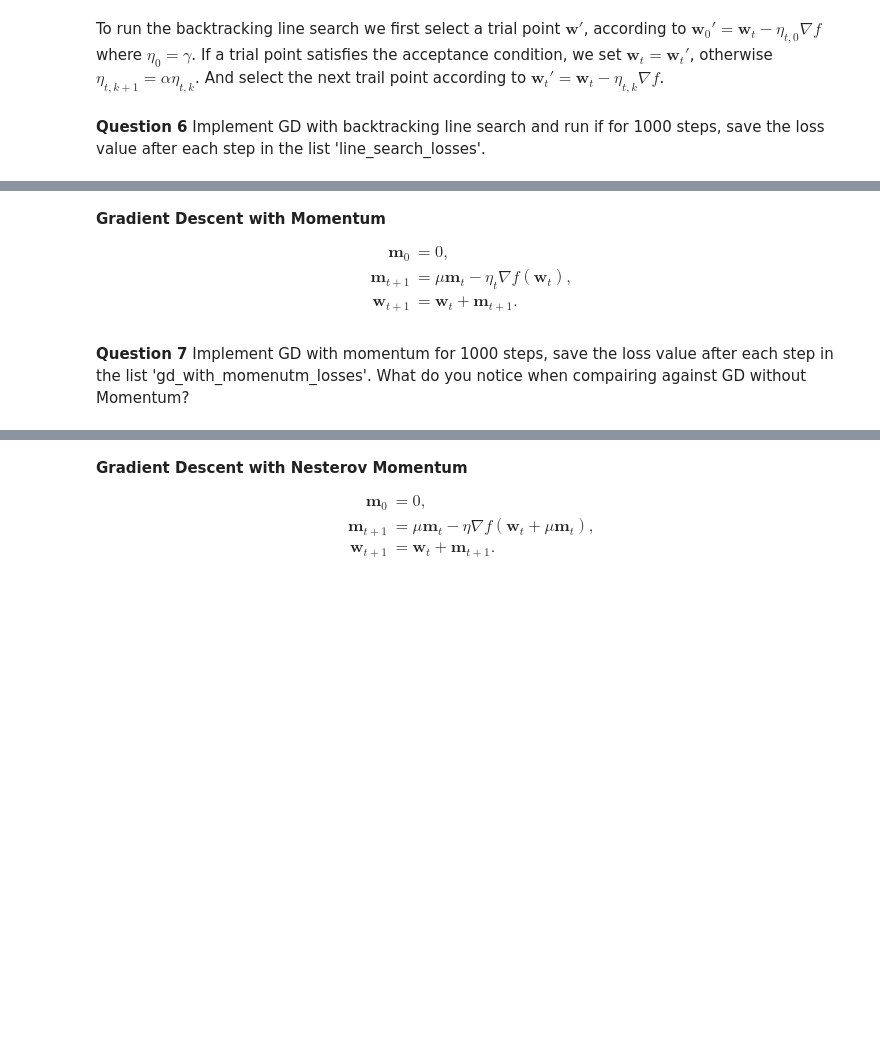
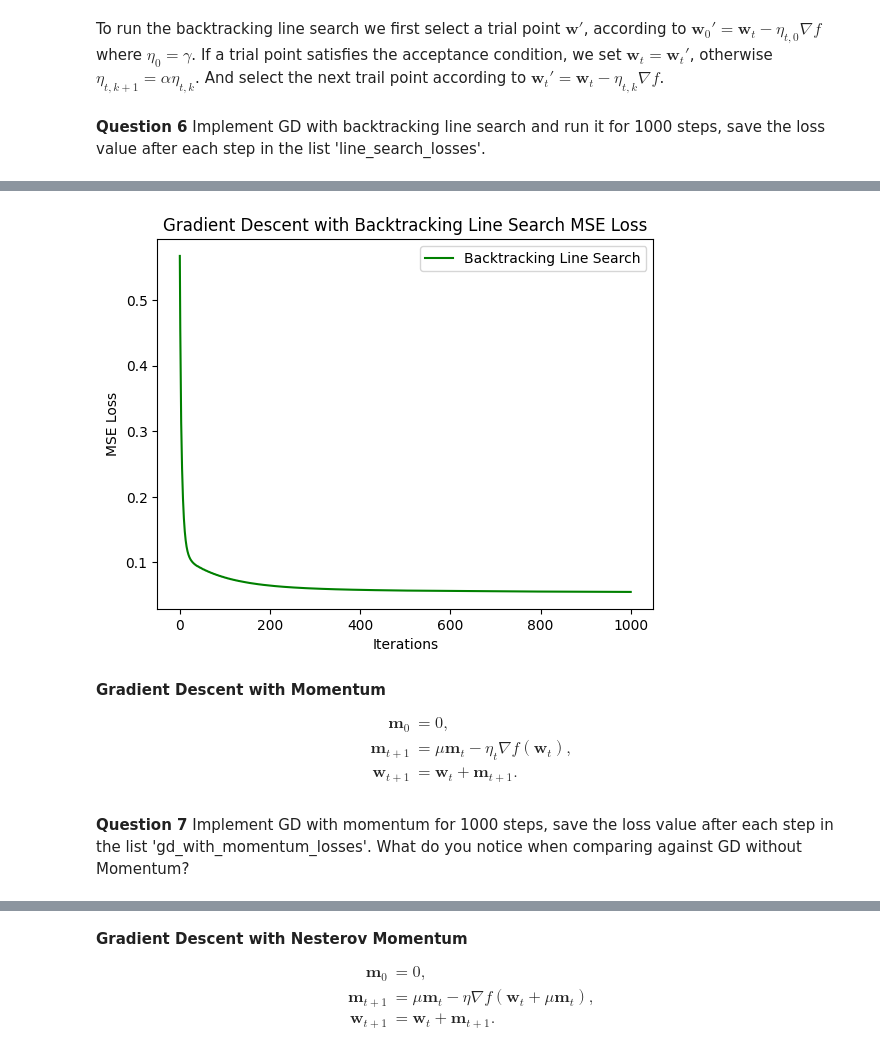
Before and after one commit to fuwentay/AIML-CWM, a Jupyter notebook: Part II - Optimization/ex1_OptimisationRegression.ipynb, the cells around one changed output, grey strips where cells are left out. Saved outputs shown, nothing was run; the diff lists cells and outputs as text; code cells hidden in the pictures; blank space fills up the shorter version.

Commit message:
someone save me

```diff
--- a/Part II - Optimization/ex1_OptimisationRegression.ipynb
+++ b/Part II - Optimization/ex1_OptimisationRegression.ipynb
@@ -147,7 +279,7 @@ We will now optimise L using GD however we will use a line search method to sele
 f(\mathbf{w} - \eta_{t,k}\nabla f(\mathbf{w})) \leq f(\mathbf{w}) - c \eta_{t,k} \| \nabla f(\mathbf{w})\|^2,
 \end{align*}
 # %%
-def check_armijo_goldstein_condtions(grad, loss, trail_point_loss, eta, c):
+def check_armijo_goldstein_conditions(grad, loss, trail_point_loss, eta, c):
   grad_norm = np.linalg.norm(grad)
   if trail_point_loss <= loss - c * eta * grad_norm:
     return True
@@ -156,36 +288,47 @@ def check_armijo_goldstein_condtions(grad, loss, trail_point_loss, eta, c):
 # %% [markdown]
 To run the backtracking line search we first select a trial point $\mathbf{w}'$,  according to $\mathbf{w}_0' = \mathbf{w}_t - \eta_{t,0} \nabla f$ where $\eta_0 = \gamma$. If a trial point satisfies the acceptance condition, we set $\mathbf{w}_t = \mathbf{w}_t'$, otherwise  $\eta_{t,k+1} = \alpha \eta_{t,k}$. And select the next trail point according to $\mathbf{w}_t' = \mathbf{w}_t - \eta_{t,k} \nabla f$.
 # %% [markdown]
-**Question 6** Implement GD with backtracking line search and run if for 1000 steps, save the loss value after each step in the list 'line_search_losses'.
+**Question 6** Implement GD with backtracking line search and run it for 1000 steps, save the loss value after each step in the list 'line_search_losses'.
 # %%
 w = np.zeros(M+1)
 
 line_search_losses = []
 line_search_losses.append(MSE_loss(X, y, w))
 
-c = 0.001
-gamma = 10
-alpha = 0.8
+c = 0.001 # acceptance condition of the backtracking line search
+gamma = 10 # learning rate
+alpha = 0.8 # to multiply with learning rate
 max_k = 50 # make number of line search steps
 
 number_of_iteratons = 1000
 loss = MSE_loss(X, y, w)
 
-for iter in range(number_of_iteratons):
-  # ----------------------------
-  # Your code here
+for iter in range(number_of_iterations):
+    gradient = grad(X, y, w)
+    eta = gamma
+    loss_current = MSE_loss(X, y, w)
 
+    for k in range(max_k):
+        w_trial = w - eta * gradient
+        loss_trial = MSE_loss(X, y, w_trial)
 
-  # once we have found a point that satisfies the condition we take a step using this step size
-  # ----------------------------
-  w -= eta * grad
-  eta = gamma # set eta back to its intial value
-  loss = MSE_loss(X, y, w)
-  line_search_losses.append(loss)
+        if check_armijo_goldstein_conditions(gradient, loss_current, loss_trial, eta, c):
+            w = w_trial
+            break
+        else:
+            eta *= alpha
 
-  if iter % 100 == 99:
-    print(loss)
+    loss = MSE_loss(X, y, w)
+    line_search_losses.append(loss)
 
+    if iter % 100 == 99:
+        print(f"Iteration {iter + 1}, Loss: {loss}")
 
-plt.plot(np.arange(len(gd_losses)),gd_losses, 'red')
-plt.plot(np.arange(len(line_search_losses)),line_search_losses, 'green')
+# Plotting the results
+plt.plot(np.arange(len(line_search_losses)), line_search_losses, 'green', label='Backtracking Line Search')
+plt.xlabel('Iterations')
+plt.ylabel('MSE Loss')
+plt.title('Gradient Descent with Backtracking Line Search MSE Loss')
+plt.legend()
+plt.show()
+# %% [output]
@@ -192,3 +345,4 @@ plt.plot(np.arange(len(line_search_losses)),line_search_losses, 'green')
+[figure, added]
 # %% [markdown]
 **Gradient Descent with Momentum**
 
@@ -198,7 +352,7 @@ plt.plot(np.arange(len(line_search_losses)),line_search_losses, 'green')
 \mathbf{w}_{t+1} &= \mathbf{w}_{t} + \mathbf{m}_{t+1}.
 \end{align*}
 # %% [markdown]
-**Question 7** Implement GD with momentum for 1000 steps, save the loss value after each step in the list 'gd_with_momenutm_losses'. What do you notice when compairing against GD without Momentum?
+**Question 7** Implement GD with momentum for 1000 steps, save the loss value after each step in the list 'gd_with_momentum_losses'. What do you notice when comparing against GD without Momentum?
 # %%
 w = np.zeros(M+1)
 momentum = np.zeros(M+1)
```
Also changed, not shown: parts of 14 cells of this notebook, 1 other file.
